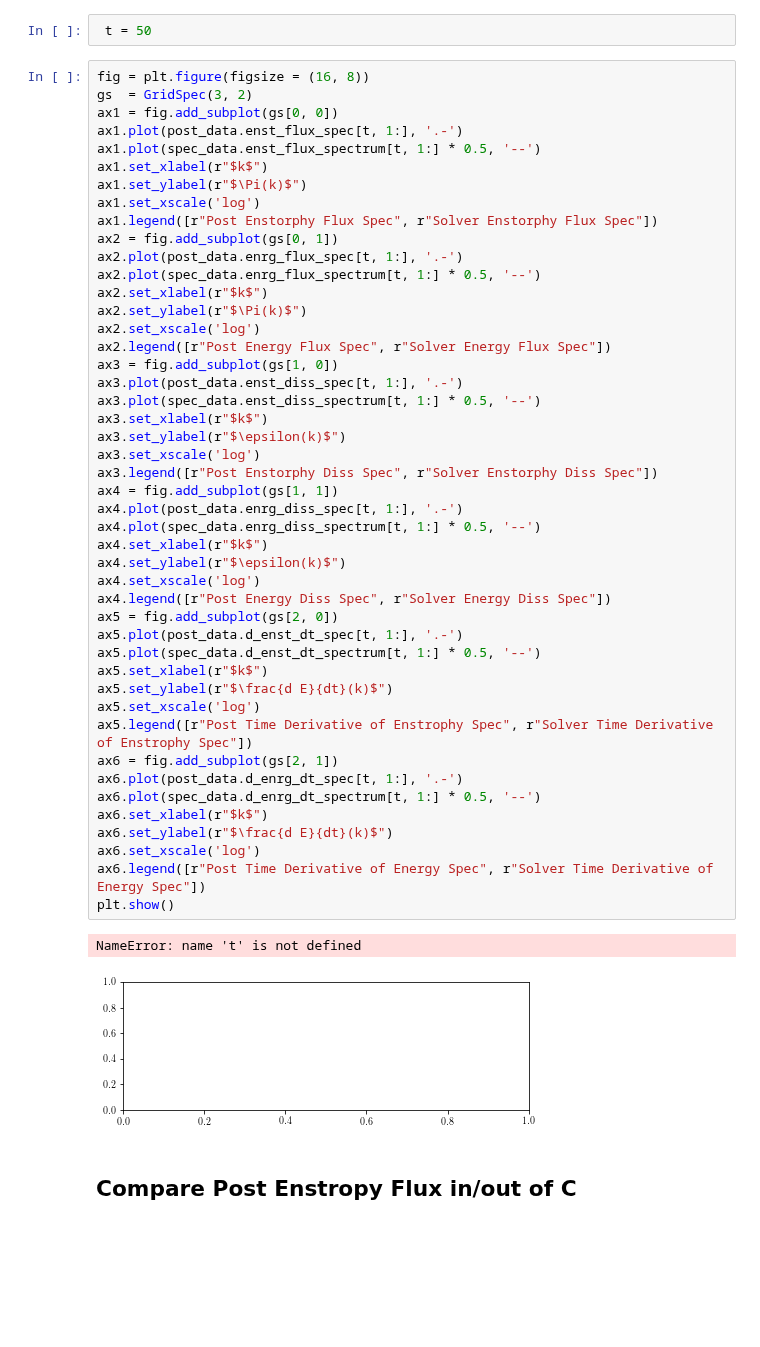
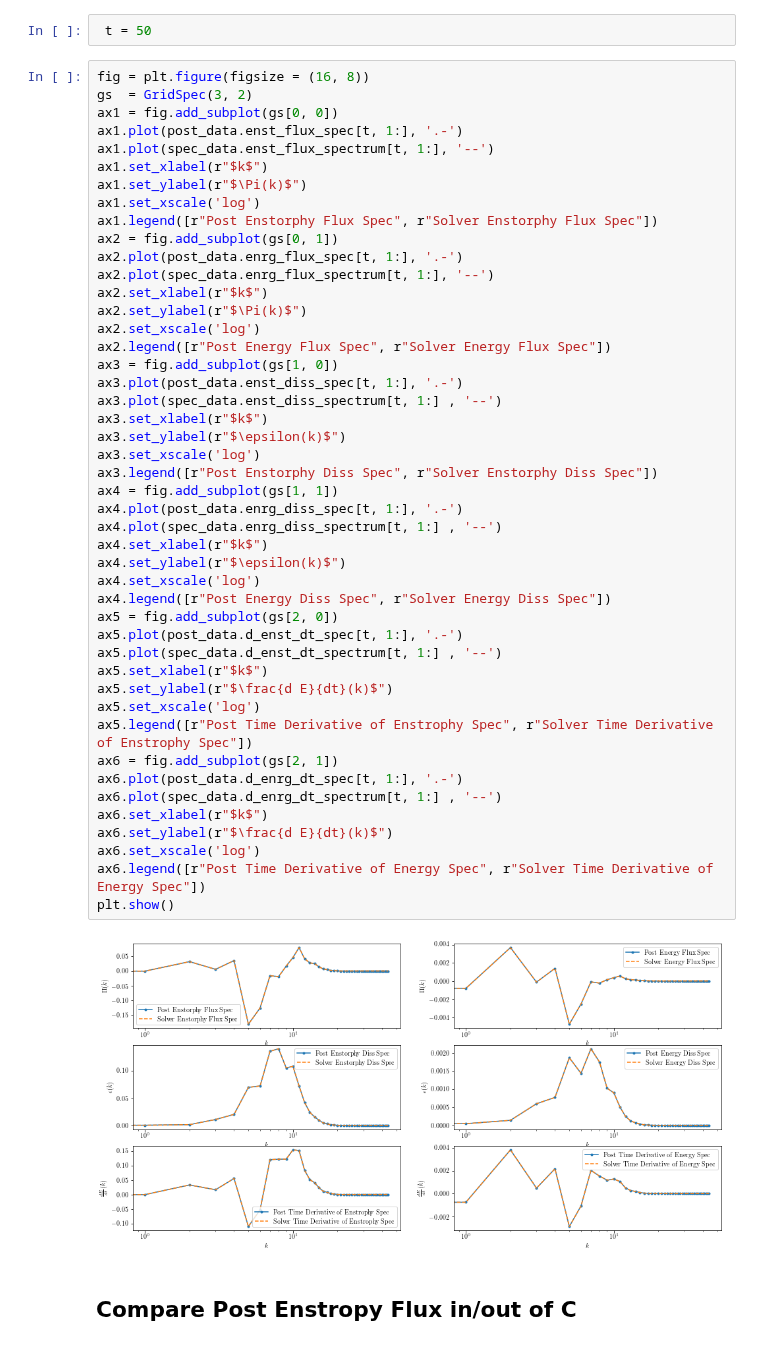
Before and after one commit to EndCar808/2D-Navier-Stokes, a Jupyter notebook: Plotting/CompareFluxes.ipynb, the cells around one changed output. Drawn from its saved outputs; the diff is of its cells as text; blank space fills up the shorter version.

Commit message:
POST: Vanila Enstrophy Flux of all small scales comparison matches up to a constant! ! ! ! ! ! ! ! ! ! ! ! !

```diff
--- a/Plotting/CompareFluxes.ipynb
+++ b/Plotting/CompareFluxes.ipynb
@@ -119,50 +140,49 @@ fig = plt.figure(figsize = (16, 8))
 gs  = GridSpec(3, 2)
 ax1 = fig.add_subplot(gs[0, 0])
 ax1.plot(post_data.enst_flux_spec[t, 1:], '.-')
-ax1.plot(spec_data.enst_flux_spectrum[t, 1:] * 0.5, '--')
+ax1.plot(spec_data.enst_flux_spectrum[t, 1:], '--')
 ax1.set_xlabel(r"$k$")
 ax1.set_ylabel(r"$\Pi(k)$")
 ax1.set_xscale('log')
 ax1.legend([r"Post Enstorphy Flux Spec", r"Solver Enstorphy Flux Spec"])
 ax2 = fig.add_subplot(gs[0, 1])
 ax2.plot(post_data.enrg_flux_spec[t, 1:], '.-')
-ax2.plot(spec_data.enrg_flux_spectrum[t, 1:] * 0.5, '--')
+ax2.plot(spec_data.enrg_flux_spectrum[t, 1:], '--')
 ax2.set_xlabel(r"$k$")
 ax2.set_ylabel(r"$\Pi(k)$")
 ax2.set_xscale('log')
 ax2.legend([r"Post Energy Flux Spec", r"Solver Energy Flux Spec"])
 ax3 = fig.add_subplot(gs[1, 0])
 ax3.plot(post_data.enst_diss_spec[t, 1:], '.-')
-ax3.plot(spec_data.enst_diss_spectrum[t, 1:] * 0.5, '--')
+ax3.plot(spec_data.enst_diss_spectrum[t, 1:] , '--')
 ax3.set_xlabel(r"$k$")
 ax3.set_ylabel(r"$\epsilon(k)$")
 ax3.set_xscale('log')
 ax3.legend([r"Post Enstorphy Diss Spec", r"Solver Enstorphy Diss Spec"])
 ax4 = fig.add_subplot(gs[1, 1])
 ax4.plot(post_data.enrg_diss_spec[t, 1:], '.-')
-ax4.plot(spec_data.enrg_diss_spectrum[t, 1:] * 0.5, '--')
+ax4.plot(spec_data.enrg_diss_spectrum[t, 1:] , '--')
 ax4.set_xlabel(r"$k$")
 ax4.set_ylabel(r"$\epsilon(k)$")
 ax4.set_xscale('log')
 ax4.legend([r"Post Energy Diss Spec", r"Solver Energy Diss Spec"])
 ax5 = fig.add_subplot(gs[2, 0])
 ax5.plot(post_data.d_enst_dt_spec[t, 1:], '.-')
-ax5.plot(spec_data.d_enst_dt_spectrum[t, 1:] * 0.5, '--')
+ax5.plot(spec_data.d_enst_dt_spectrum[t, 1:] , '--')
 ax5.set_xlabel(r"$k$")
 ax5.set_ylabel(r"$\frac{d E}{dt}(k)$")
 ax5.set_xscale('log')
 ax5.legend([r"Post Time Derivative of Enstrophy Spec", r"Solver Time Derivative of Enstrophy Spec"])
 ax6 = fig.add_subplot(gs[2, 1])
 ax6.plot(post_data.d_enrg_dt_spec[t, 1:], '.-')
-ax6.plot(spec_data.d_enrg_dt_spectrum[t, 1:] * 0.5, '--')
+ax6.plot(spec_data.d_enrg_dt_spectrum[t, 1:] , '--')
 ax6.set_xlabel(r"$k$")
 ax6.set_ylabel(r"$\frac{d E}{dt}(k)$")
 ax6.set_xscale('log')
 ax6.legend([r"Post Time Derivative of Energy Spec", r"Solver Time Derivative of Energy Spec"])
 plt.show()
 # %% [output]
-NameError: name 't' is not defined
-[figure, old version]
+[figure, new version]
 # %% [markdown]
 ## Compare Post Enstropy Flux in/out of C
 # %%
```
Also changed, not shown: parts of 5 cells of this notebook, 4 other files.
